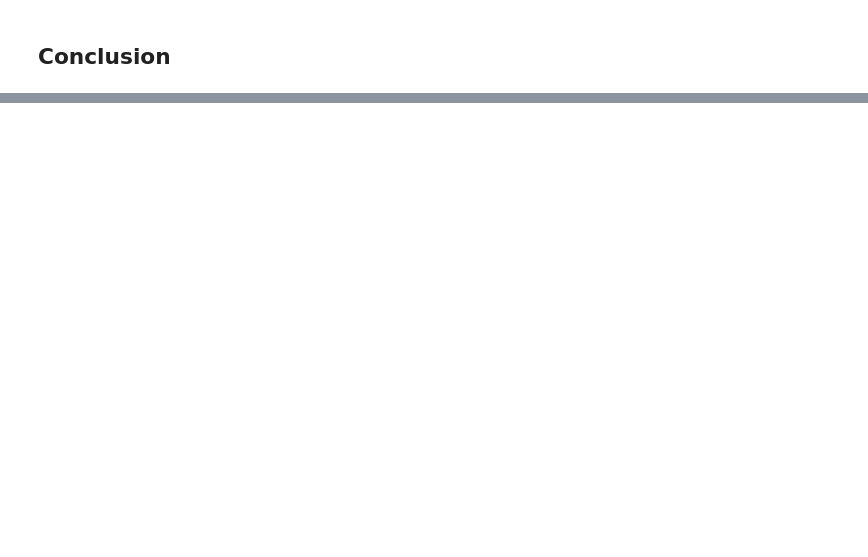
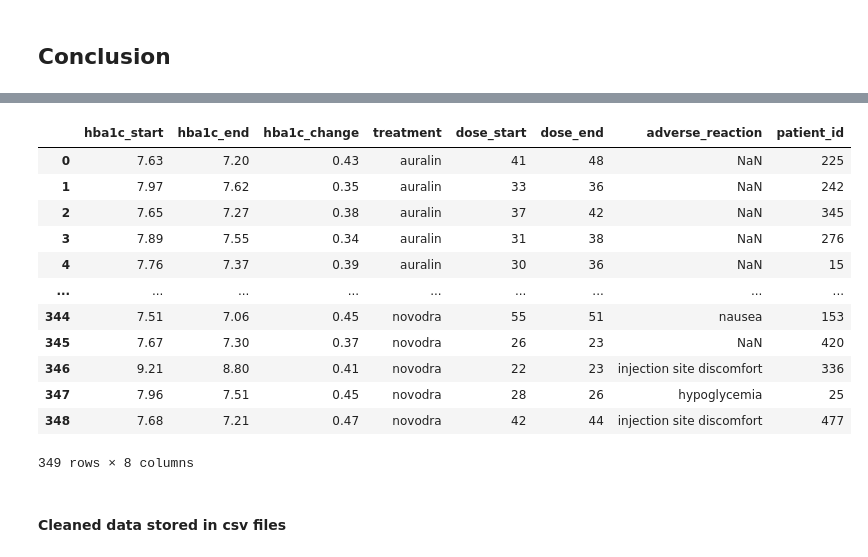
Before and after one commit to keer707/Auralin-Phase-II-clinical-trial_DataWrangling, a Jupyter notebook: Auralin Phase II clinical trial - Data Wrangle.ipynb, the cells around one changed output, grey strips where cells are left out. Drawn from its saved outputs; the diff is of its cells as text; code cells hidden in the pictures; blank space fills up the shorter version.

```diff
--- a/Auralin Phase II clinical trial - Data Wrangle.ipynb
+++ b/Auralin Phase II clinical trial - Data Wrangle.ipynb
@@ -440,0 +713,11 @@ adverse_reactions_copy = adverse_reactions.copy()
+# %%
+# To category
+patients_copy.assigned_sex = patients_copy.assigned_sex.astype('category')
+patients_copy.state = patients_copy.state.astype('category')
+
+# To datetime
+patients_copy.birthdate = pd.to_datetime(patients_copy.birthdate)
+
+# Strip u and to integer
+treatments_copy.dose_start = treatments_copy.dose_start.str.strip('u').astype(int)
+treatments_copy.dose_end = treatments_copy.dose_end.str.strip('u').astype(int)
@@ -443,0 +861,18 @@ adverse_reactions_copy = adverse_reactions.copy()
+# %%
+treatments_copy
+# %% [output]
+|  | hba1c_start | hba1c_end | hba1c_change | treatment | dose_start | dose_end | adverse_reaction | patient_id |
+| 0 | 7.63 | 7.20 | 0.43 | auralin | 41 | 48 | NaN | 225 |
+| 1 | 7.97 | 7.62 | 0.35 | auralin | 33 | 36 | NaN | 242 |
+| 2 | 7.65 | 7.27 | 0.38 | auralin | 37 | 42 | NaN | 345 |
+| 3 | 7.89 | 7.55 | 0.34 | auralin | 31 | 38 | NaN | 276 |
+| 4 | 7.76 | 7.37 | 0.39 | auralin | 30 | 36 | NaN | 15 |
+| ... | ... | ... | ... | ... | ... | ... | ... | ... |
+| 344 | 7.51 | 7.06 | 0.45 | novodra | 55 | 51 | nausea | 153 |
+| 345 | 7.67 | 7.30 | 0.37 | novodra | 26 | 23 | NaN | 420 |
+| 346 | 9.21 | 8.80 | 0.41 | novodra | 22 | 23 | injection site discomfort | 336 |
+| 347 | 7.96 | 7.51 | 0.45 | novodra | 28 | 26 | hypoglycemia | 25 |
+| 348 | 7.68 | 7.21 | 0.47 | novodra | 42 | 44 | injection site discomfort | 477 |
+349 rows × 8 columns
+# %% [markdown]
+#### Cleaned data stored in csv files
```
Also changed, not shown: parts of 72 cells of this notebook, 2 other files.
